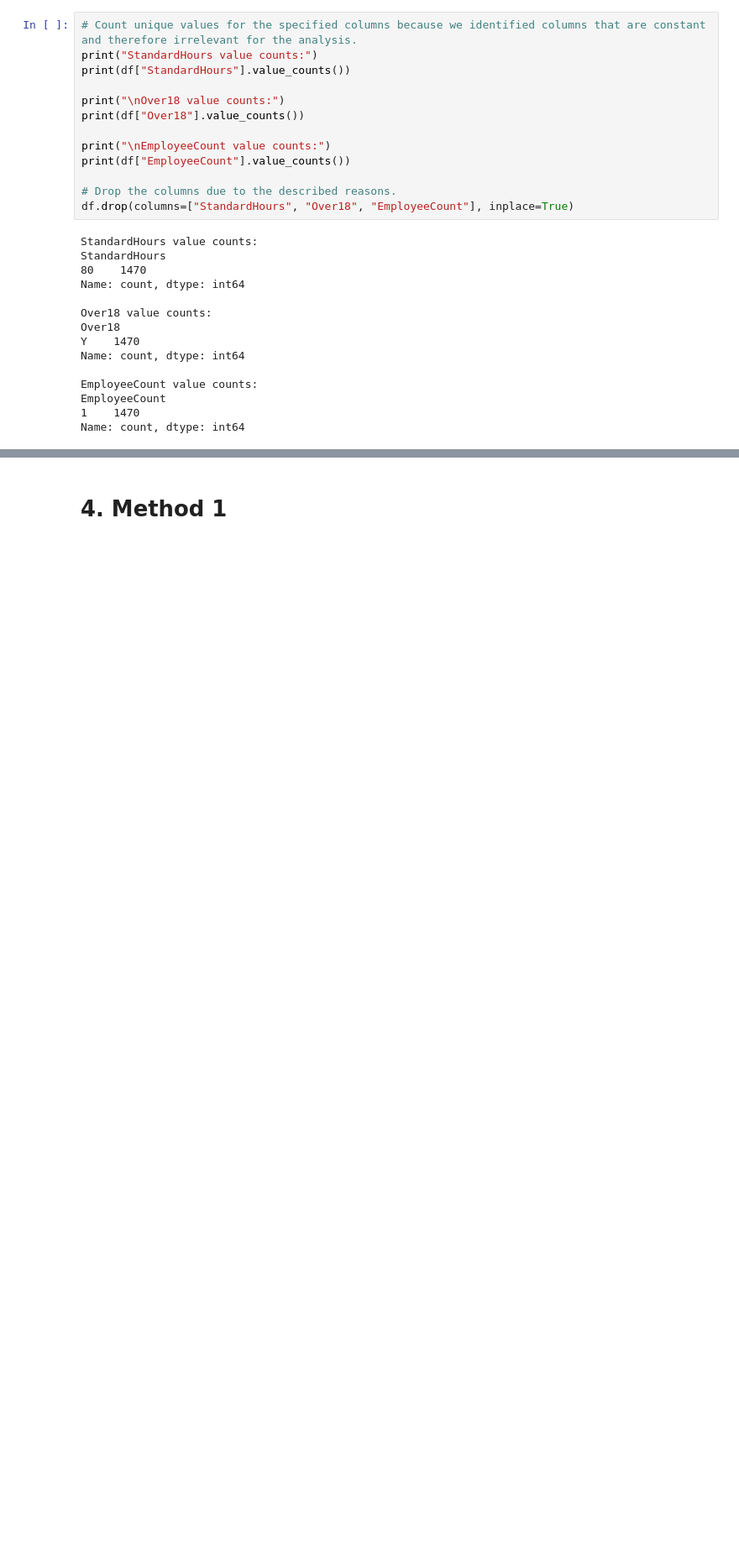
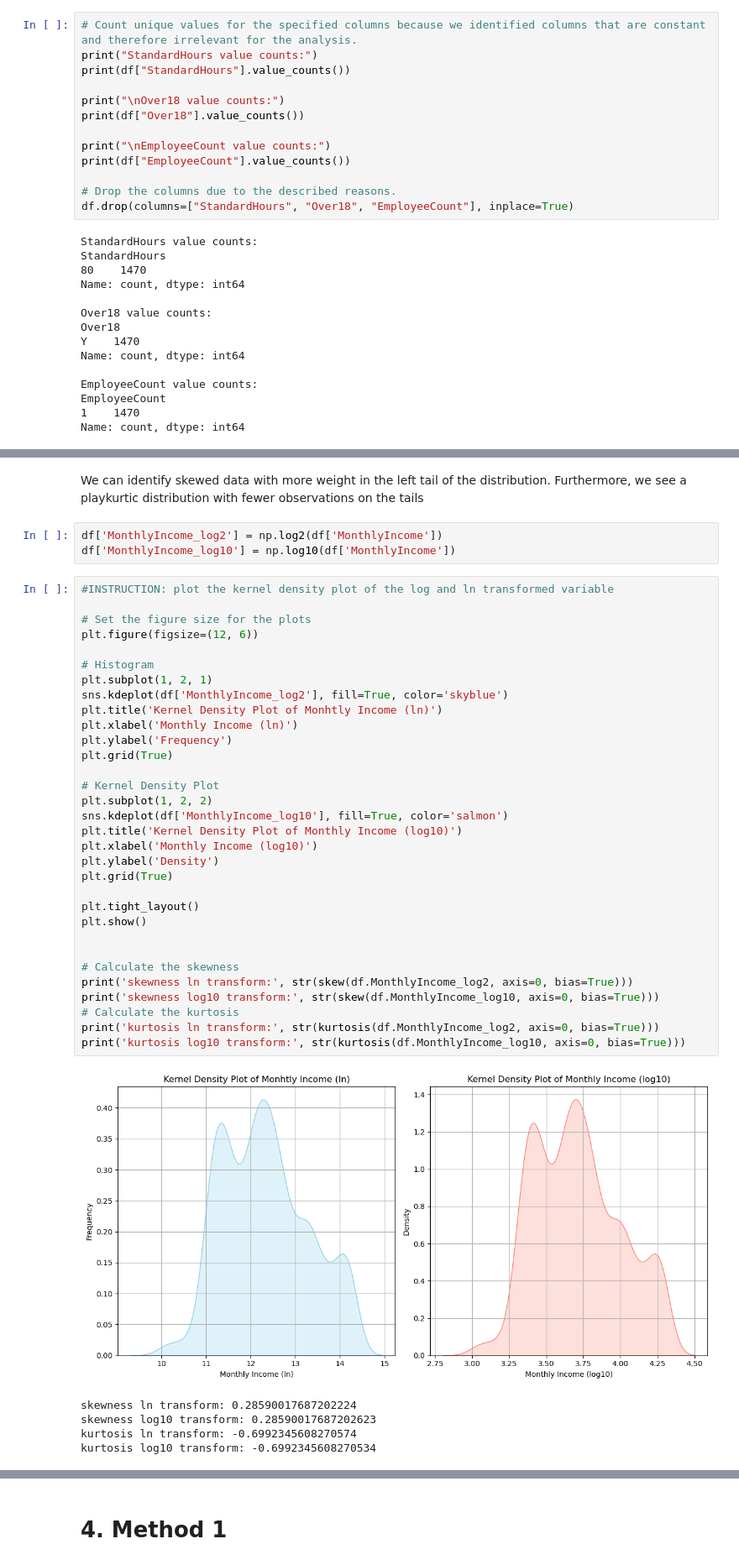
Before and after one commit to pepi151101/Research-Methods, a Jupyter notebook: Project 1.ipynb, the cells around one changed output, grey strips where cells are left out. Shown: that part at 84% size. Drawn from its saved outputs; the diff is of its cells as text; blank space fills up the shorter version.

```diff
--- a/Project 1.ipynb
+++ b/Project 1.ipynb
@@ -209,0 +372,43 @@ None
+# %% [markdown]
+We can identify skewed data with more weight in the left tail of the distribution. Furthermore, we see a playkurtic distribution with fewer observations on the tails
+# %%
+df['MonthlyIncome_log2'] = np.log2(df['MonthlyIncome'])
+df['MonthlyIncome_log10'] = np.log10(df['MonthlyIncome'])
+# %%
+#INSTRUCTION: plot the kernel density plot of the log and ln transformed variable
+
+# Set the figure size for the plots
+plt.figure(figsize=(12, 6))
+
+# Histogram
+plt.subplot(1, 2, 1)
+sns.kdeplot(df['MonthlyIncome_log2'], fill=True, color='skyblue')
+plt.title('Kernel Density Plot of Monhtly Income (ln)')
+plt.xlabel('Monthly Income (ln)')
+plt.ylabel('Frequency')
+plt.grid(True)
+
+# Kernel Density Plot
+plt.subplot(1, 2, 2)
+sns.kdeplot(df['MonthlyIncome_log10'], fill=True, color='salmon')
+plt.title('Kernel Density Plot of Monthly Income (log10)')
+plt.xlabel('Monthly Income (log10)')
+plt.ylabel('Density')
+plt.grid(True)
+
+plt.tight_layout()
+plt.show()
+
+
+# Calculate the skewness
+print('skewness ln transform:', str(skew(df.MonthlyIncome_log2, axis=0, bias=True)))
+print('skewness log10 transform:', str(skew(df.MonthlyIncome_log10, axis=0, bias=True)))
+# Calculate the kurtosis
+print('kurtosis ln transform:', str(kurtosis(df.MonthlyIncome_log2, axis=0, bias=True)))
+print('kurtosis log10 transform:', str(kurtosis(df.MonthlyIncome_log10, axis=0, bias=True)))
+# %% [output]
+[figure, added]
+skewness ln transform: 0.28590017687202224
+skewness log10 transform: 0.28590017687202623
+kurtosis ln transform: -0.6992345608270574
+kurtosis log10 transform: -0.6992345608270534
```
Also changed, not shown: parts of 29 cells of this notebook.
